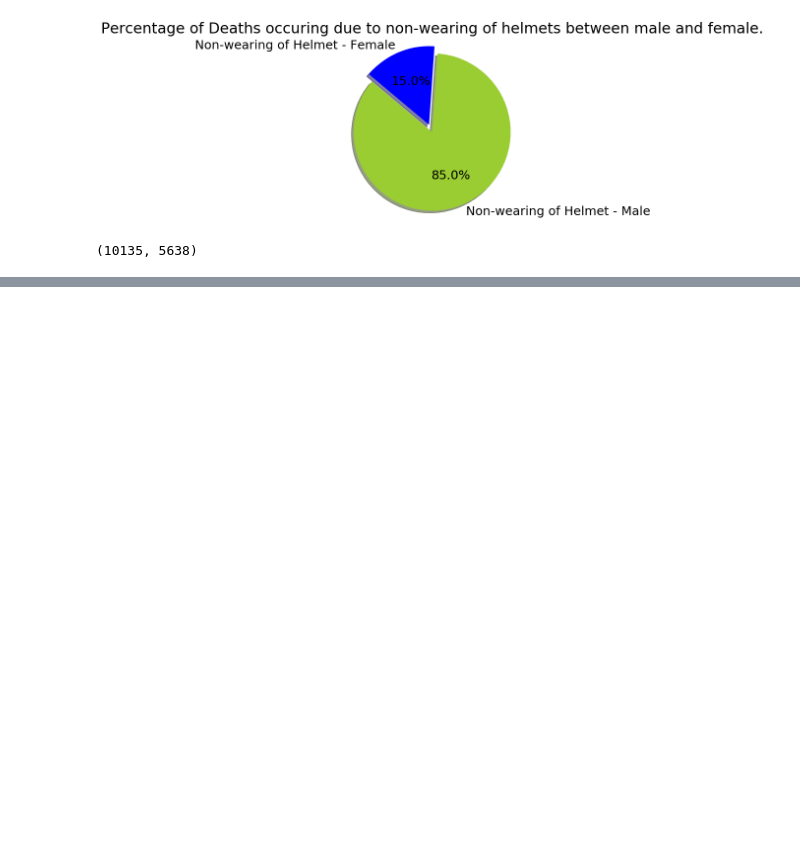
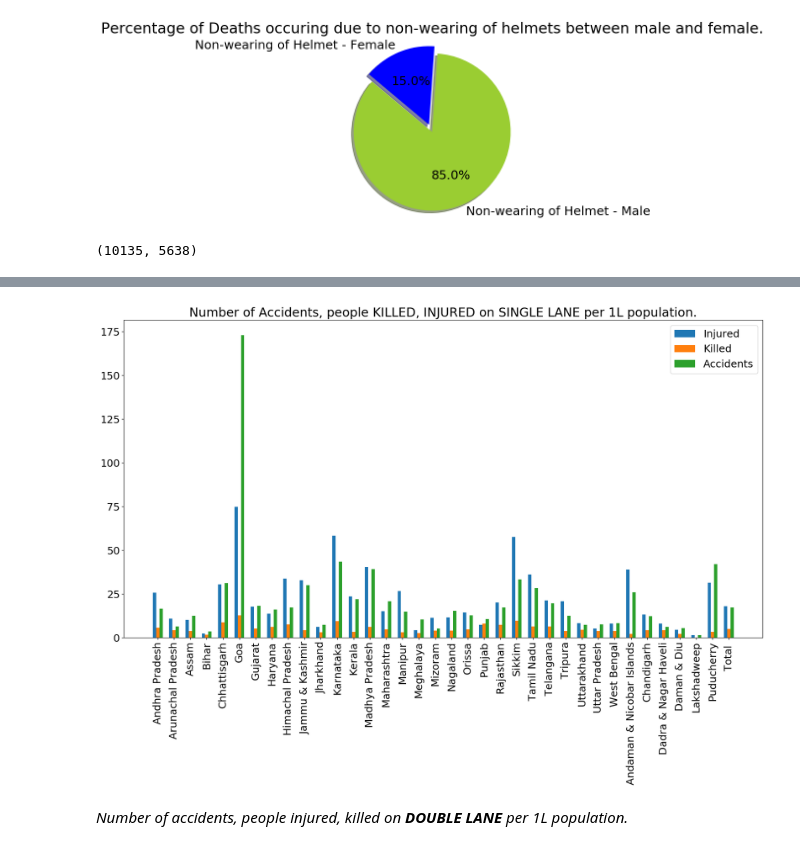
Before and after one commit to katreparitosh/Multi-Dimentional-Data-Analytics-of-Road-Accidents-in-India, a Jupyter notebook: Road-Accidents-Analysis.ipynb, the cells around one changed output, grey strips where cells are left out. Drawn from its saved outputs; the diff is of its cells as text; code cells hidden in the pictures; blank space fills up the shorter version.

```diff
--- a/Road-Accidents-Analysis.ipynb
+++ b/Road-Accidents-Analysis.ipynb
@@ -522,0 +657,20 @@ df4.head(2)
+# %%
+singleLaneTotalInjured = df4['Single Lane - Injured - 2014 per 1L people']
+singleLaneTotalKilled = df4['Single Lane - Killed - 2014 per 1L people']
+singleLaneTotalAccidents = df4['Single Lane - Accident - 2014 per 1L people']
+# %%
+plt.figure(figsize=(20,10))
+plt.rcParams.update({'font.size':18})
+
+plt.bar(UT-0.2, singleLaneTotalInjured, width=0.2, align='center', label='Injured')
+plt.bar(UT, singleLaneTotalKilled, width=0.2, align='center', label='Killed')
+plt.bar(UT+0.2, singleLaneTotalAccidents, width=0.2, align='center', label="Accidents")
+
+plt.xticks(UT, df4['State/UT'], rotation='vertical')
+plt.title("Number of Accidents, people KILLED, INJURED on SINGLE LANE per 1L population.")
+plt.legend(loc = "best")
+plt.show()
+# %% [output]
+[figure, added]
+# %% [markdown]
+*Number of accidents, people injured, killed on **DOUBLE LANE** per 1L population.*
```
Also changed, not shown: parts of 37 cells of this notebook.
